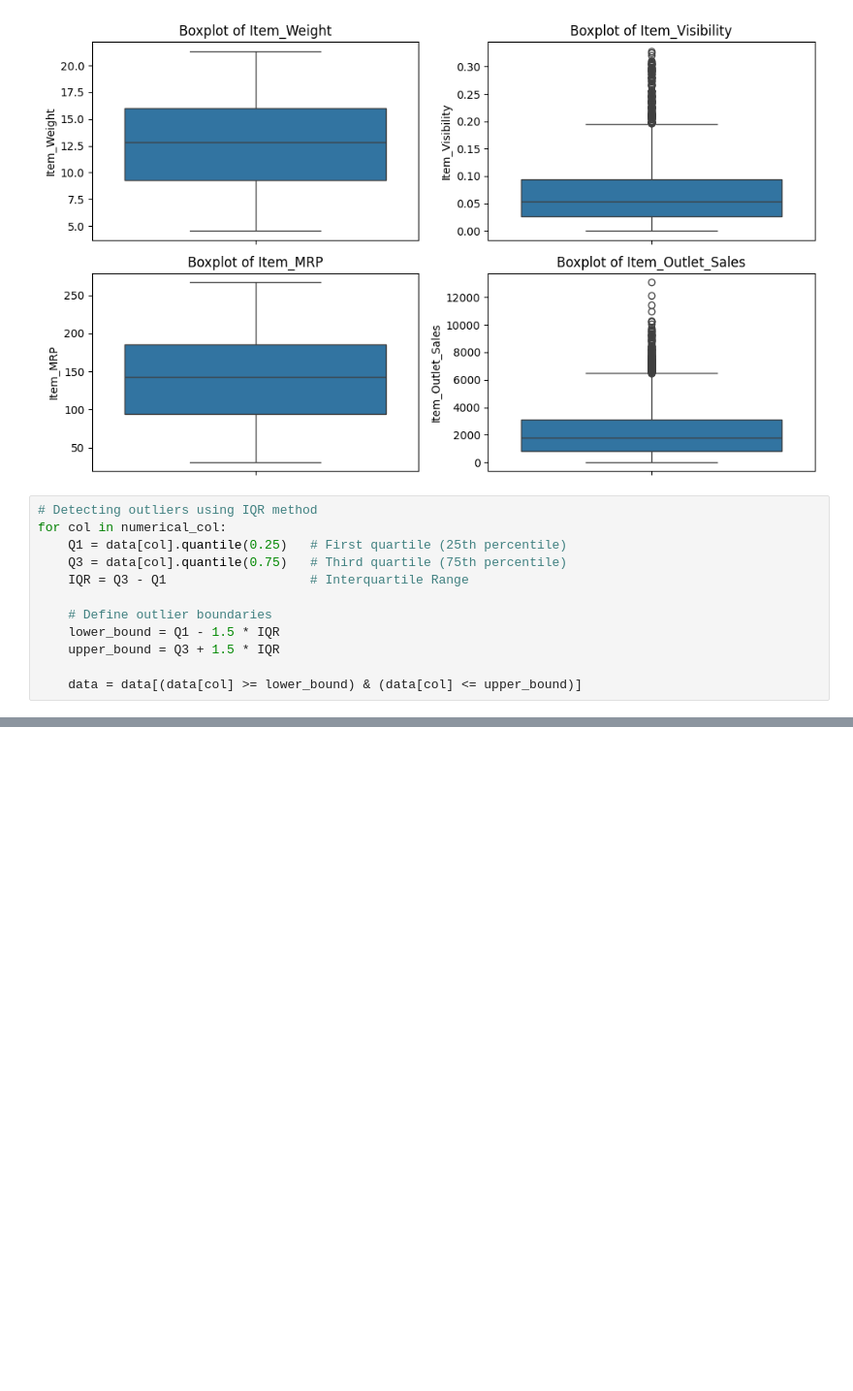
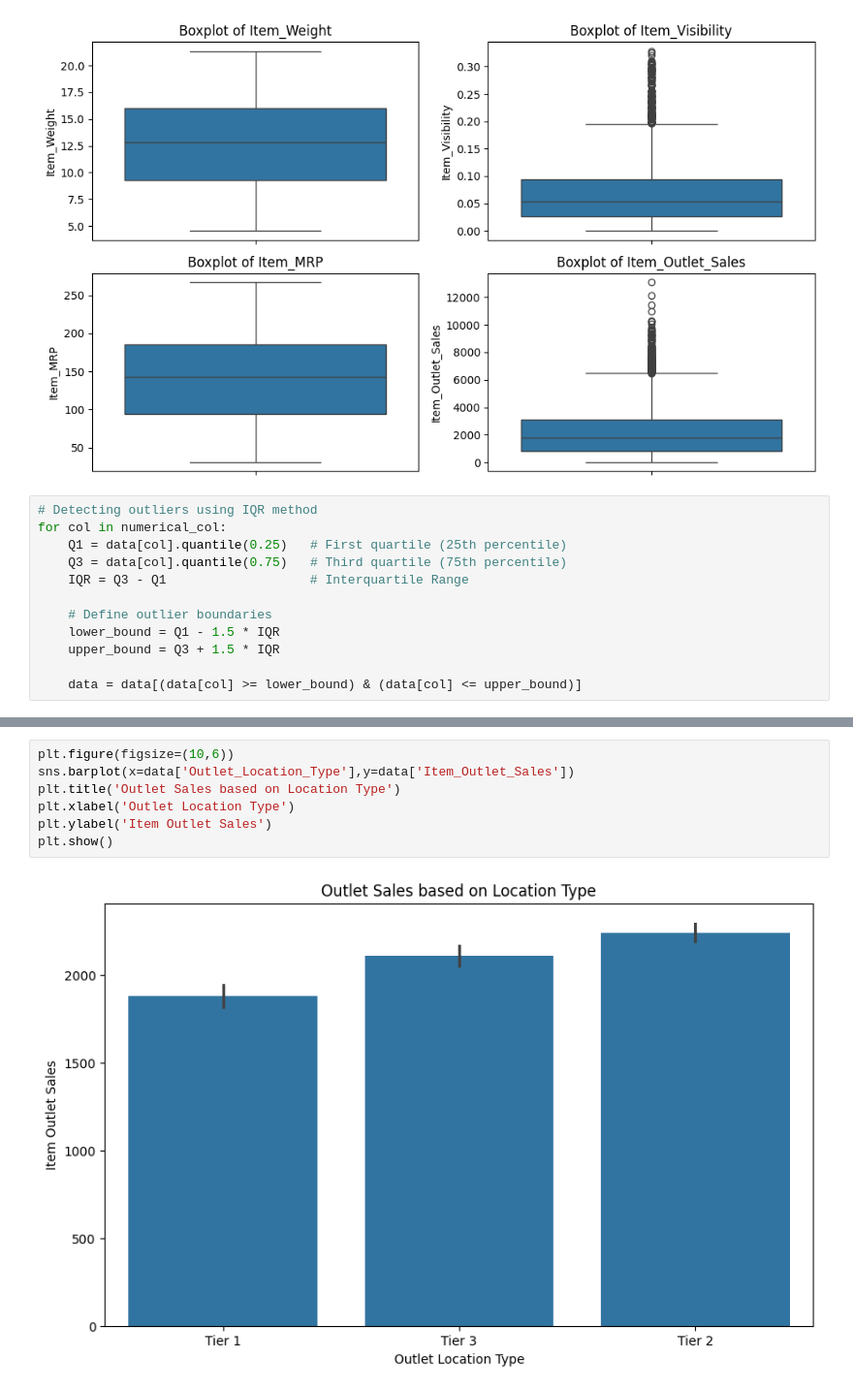
Before and after one commit to Alibubere/BigMart_Sales_Analysis, a Jupyter notebook: BigMart_Sales_Analysis.ipynb, the cells around one changed output, grey strips where cells are left out. Shown: that part at 97% size. Drawn from its saved outputs; the diff is of its cells as text; blank space fills up the shorter version.

```diff
--- a/BigMart_Sales_Analysis.ipynb
+++ b/BigMart_Sales_Analysis.ipynb
@@ -103,0 +113,9 @@ for col in numerical_col:
+# %%
+plt.figure(figsize=(10,6))
+sns.barplot(x=data['Outlet_Location_Type'],y=data['Item_Outlet_Sales'])
+plt.title('Outlet Sales based on Location Type')
+plt.xlabel('Outlet Location Type')
+plt.ylabel('Item Outlet Sales')
+plt.show()
+# %% [output]
+[figure, added]
```
Also changed, not shown: parts of 4 cells of this notebook.
